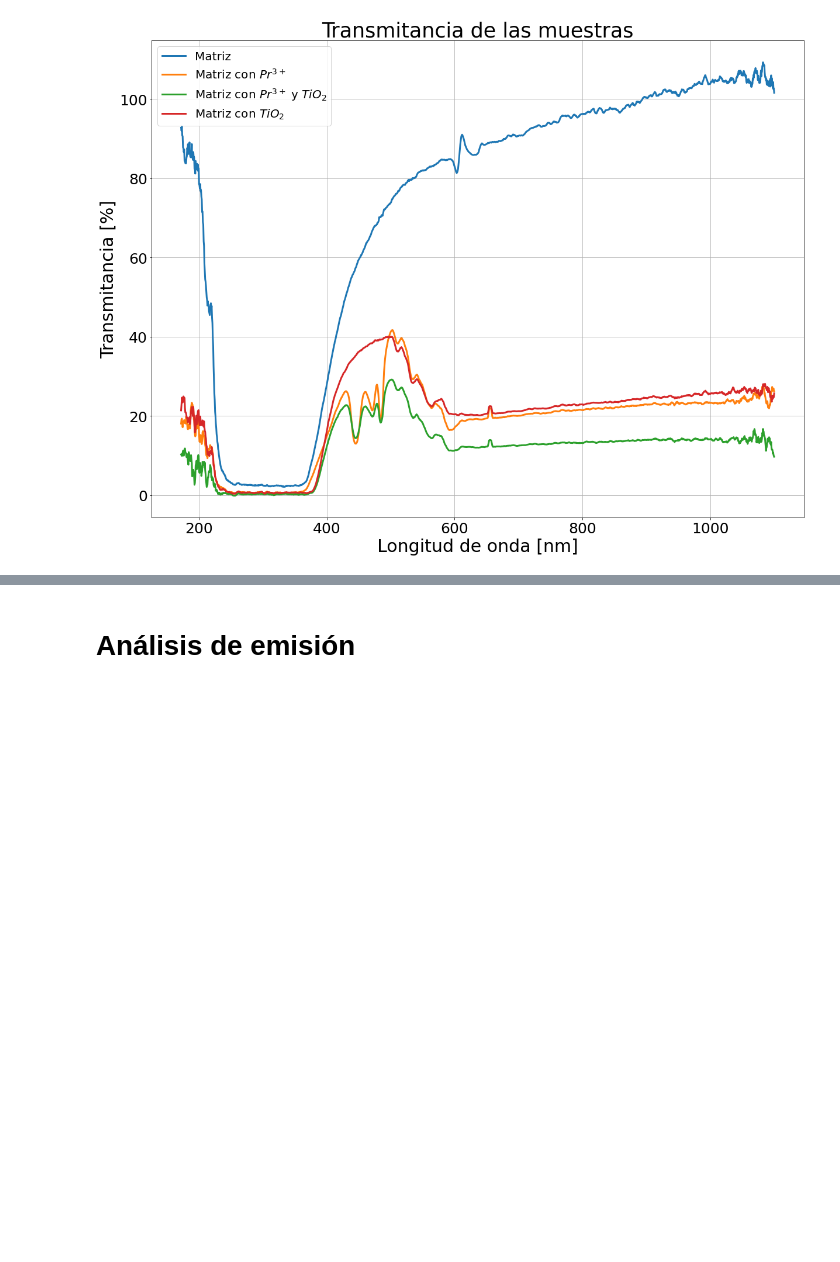
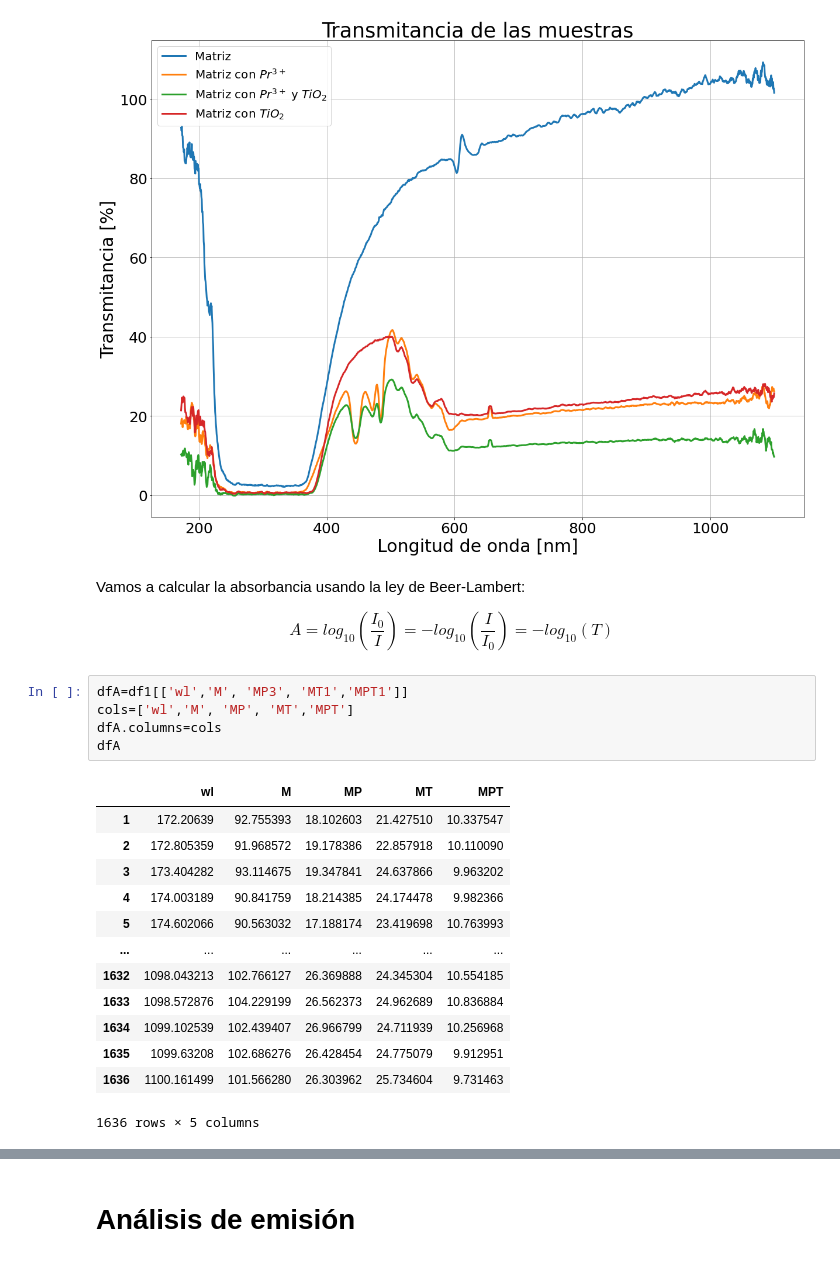
Before and after one commit to juanF9910/Rare_earths, a Jupyter notebook: absor.ipynb, the cells around one changed output, grey strips where cells are left out. Drawn from its saved outputs; the diff is of its cells as text; blank space fills up the shorter version.

```diff
--- a/absor.ipynb
+++ b/absor.ipynb
@@ -176,3 +177,26 @@ plt.show()
 fig.savefig("transmitancia.svg", format="svg", dpi=300)
 # %% [output]
 [figure]
+# %% [markdown]
+Vamos a calcular la absorbancia usando la ley de Beer-Lambert:
+
+$$A=log_{10}(\frac{I_0}{I})=-log_{10}(\frac{I}{I_0})=-log_{10}(T)$$
+# %%
+dfA=df1[['wl','M', 'MP3', 'MT1','MPT1']]
+cols=['wl','M', 'MP', 'MT','MPT']
+dfA.columns=cols
+dfA
+# %% [output]
+|  | wl | M | MP | MT | MPT |
+| 1 | 172.20639 | 92.755393 | 18.102603 | 21.427510 | 10.337547 |
+| 2 | 172.805359 | 91.968572 | 19.178386 | 22.857918 | 10.110090 |
+| 3 | 173.404282 | 93.114675 | 19.347841 | 24.637866 | 9.963202 |
+| 4 | 174.003189 | 90.841759 | 18.214385 | 24.174478 | 9.982366 |
+| 5 | 174.602066 | 90.563032 | 17.188174 | 23.419698 | 10.763993 |
+| ... | ... | ... | ... | ... | ... |
+| 1632 | 1098.043213 | 102.766127 | 26.369888 | 24.345304 | 10.554185 |
+| 1633 | 1098.572876 | 104.229199 | 26.562373 | 24.962689 | 10.836884 |
+| 1634 | 1099.102539 | 102.439407 | 26.966799 | 24.711939 | 10.256968 |
+| 1635 | 1099.63208 | 102.686276 | 26.428454 | 24.775079 | 9.912951 |
+| 1636 | 1100.161499 | 101.566280 | 26.303962 | 25.734604 | 9.731463 |
+1636 rows × 5 columns
```
Also changed, not shown: parts of 6 cells of this notebook, 2 other files.
